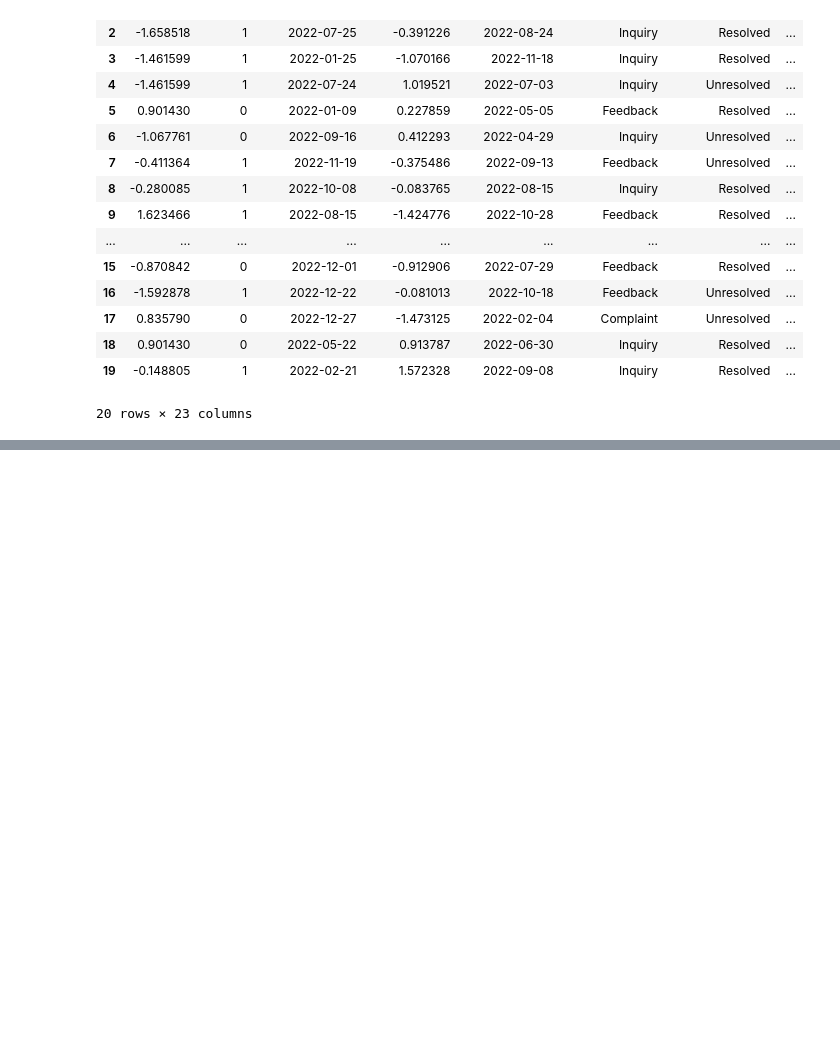
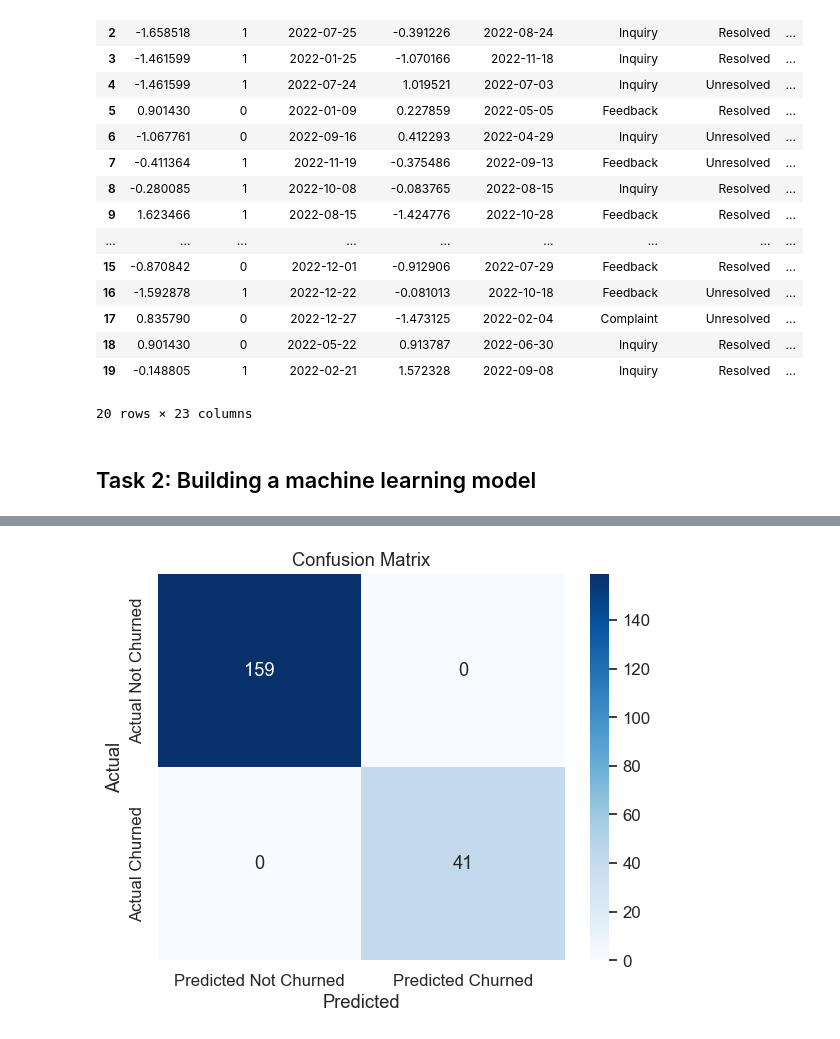
Before and after one commit to AkshathaAkshatha/Lloyds-banking-DA, a Jupyter notebook: Enhanced_Customer_Churn_Notebook.ipynb, the cells around one changed output, grey strips where cells are left out. Cells and saved outputs as stored; diff of their text form; code cells hidden in the pictures; blank space fills up the shorter version.

```diff
--- a/Enhanced_Customer_Churn_Notebook.ipynb
+++ b/Enhanced_Customer_Churn_Notebook.ipynb
@@ -563,3 +563,5 @@ Final shape of the cleaned data: (1000, 23)
 | 18 | 0.901430 | 0 | 2022-05-22 | 0.913787 | 2022-06-30 | Inquiry | Resolved | ... |
 | 19 | -0.148805 | 1 | 2022-02-21 | 1.572328 | 2022-09-08 | Inquiry | Resolved | ... |
 20 rows × 23 columns
+# %% [markdown]
+## Task 2: Building a machine learning model
@@ -565,0 +574,70 @@ Final shape of the cleaned data: (1000, 23)
+# %%
+# 2. Separate features and target
+X = filtered_data.drop('ChurnStatus', axis=1)
+y = filtered_data['ChurnStatus']
+
+# 3. Select only numeric columns for X (drop dates/objects)
+X = filtered_data.select_dtypes(include=[np.number]).copy()
+#    If you have engineered date features (e.g. year/month), they would already be numeric here.
+
+# 4. Train/test split with stratification
+X_train, X_test, y_train, y_test = train_test_split(
+    X, y, test_size=0.20, stratify=y, random_state=42
+)
+
+# 5. Define cross-validation strategy
+cv = StratifiedKFold(n_splits=5, shuffle=True, random_state=42)
+
+# 6. Set up Random Forest with hyperparameter grid
+param_grid = {
+    'n_estimators': [100, 300],
+    'max_depth': [5, 10, None],
+    'class_weight': ['balanced']
+}
+rf = RandomForestClassifier(random_state=42)
+
+grid = GridSearchCV(
+    rf,
+    param_grid,
+    cv=cv,
+    scoring='roc_auc',
+    n_jobs=-1,
+    verbose=1,
+    error_score='raise'          # fail immediately if there’s a data issue
+)
+
+# 7. Train & tune
+grid.fit(X_train, y_train)
+
+# 8. Best model performance
+best_model = grid.best_estimator_
+print("Best hyperparameters:", grid.best_params_)
+
+train_auc = roc_auc_score(y_train, best_model.predict_proba(X_train)[:,1])
+test_auc  = roc_auc_score(y_test,  best_model.predict_proba(X_test)[:,1])
+print(f"Train ROC-AUC: {train_auc:.3f}")
+print(f"Test  ROC-AUC: {test_auc:.3f}")
+
+# 9. Classification report and confusion matrix
+y_pred = best_model.predict(X_test)
+print("\nClassification Report:\n", classification_report(y_test, y_pred, target_names=['Not Churned','Churned']))
+
+cm = confusion_matrix(y_test, y_pred)
+print("Confusion Matrix:\n", cm)
+
+# 10. Optional: plot the confusion matrix
+import matplotlib.pyplot as plt
+import seaborn as sns
+
+plt.figure(figsize=(6,5))
+sns.heatmap(
+    cm, annot=True, fmt='d', cmap='Blues',
+    xticklabels=['Predicted Not Churned','Predicted Churned'],
+    yticklabels=['Actual Not Churned','Actual Churned']
+)
+plt.title('Confusion Matrix')
+plt.ylabel('Actual')
+plt.xlabel('Predicted')
+plt.tight_layout()
+plt.show()
+# %% [output]
@@ -565,0 +662 @@ Final shape of the cleaned data: (1000, 23)
+[figure, added]
```
Also changed, not shown: parts of 2 cells of this notebook.
